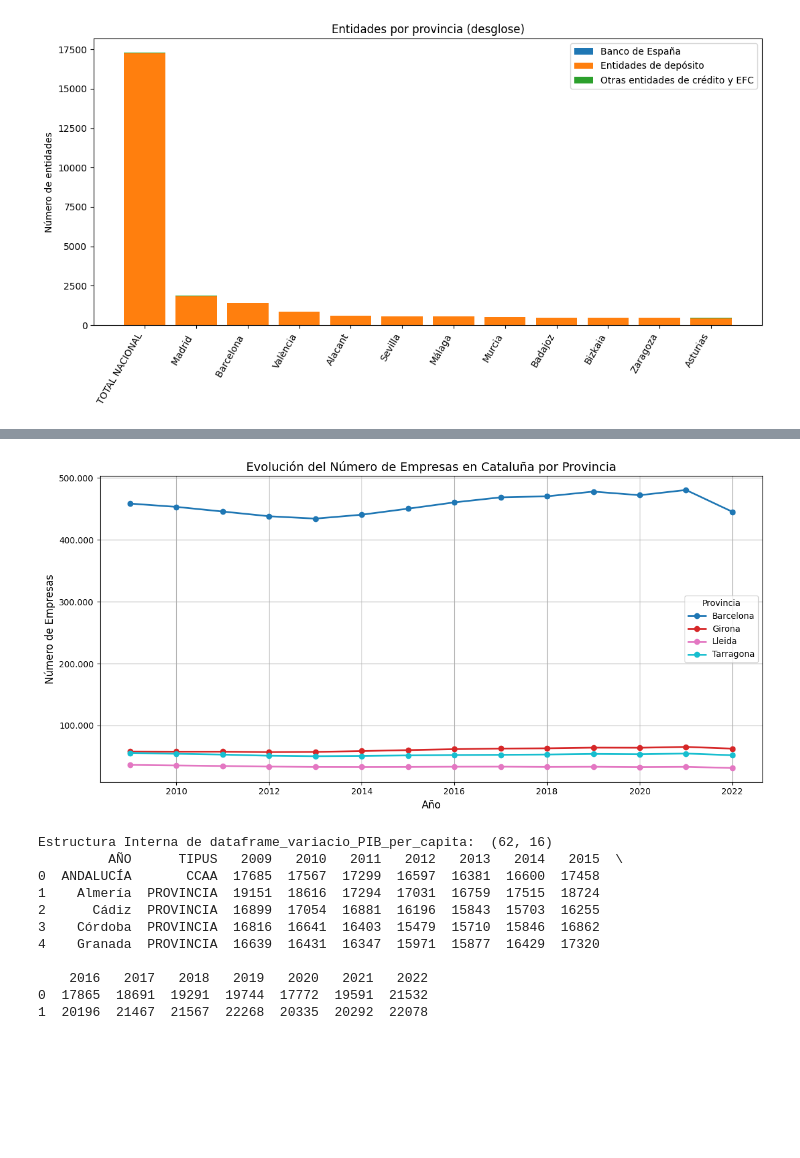
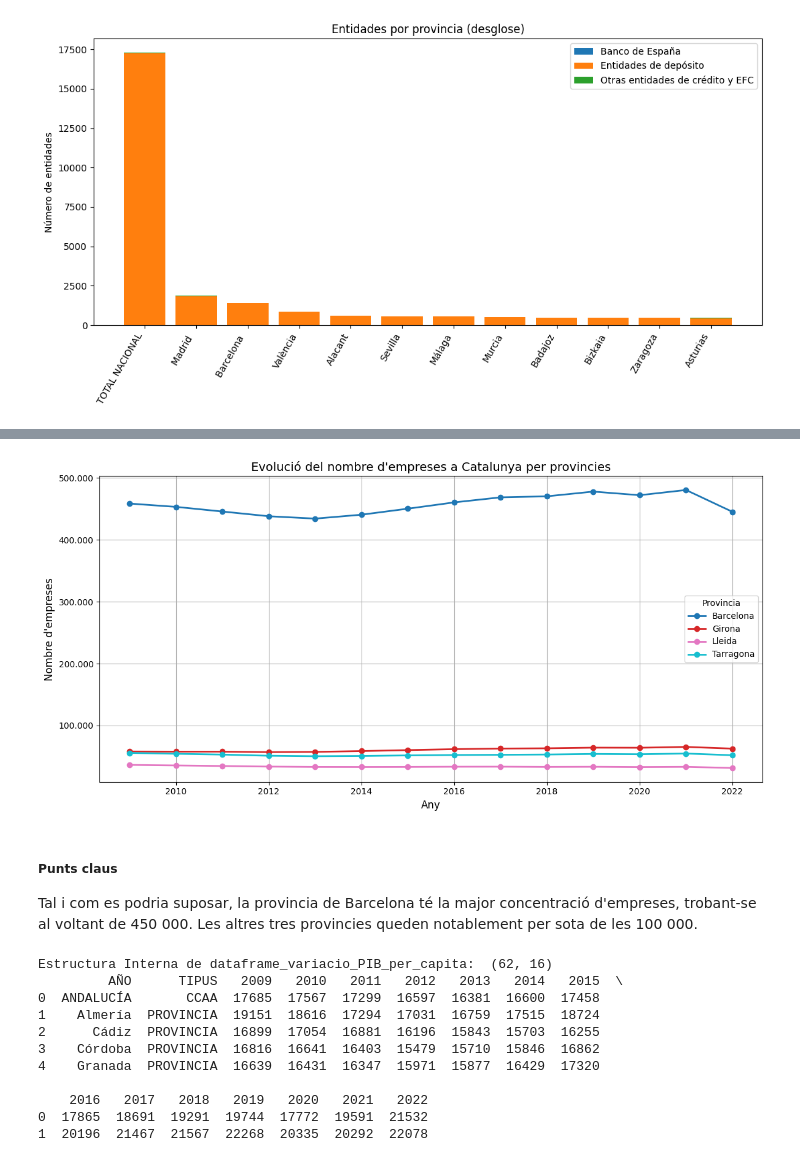
Before and after one commit to arnaumunozbarrera/Hackaton-UAB-2025, a Jupyter notebook: Informe Final.ipynb, the cells around one changed output, grey strips where cells are left out. Cells and saved outputs as stored; diff of their text form; code cells hidden in the pictures; blank space fills up the shorter version.

```diff
--- a/Informe Final.ipynb
+++ b/Informe Final.ipynb
@@ -215,36 +210,39 @@ Estructura Interna de dataframe_empresa_per_mida_and_provincia:  (72, 31)
 # %%
 df = dataframe_empresa_per_mida_and_provincia.copy()
 
 prov_col = 'Provincias' if 'Provincias' in df.columns else 'Provincia'
 
 provincias_catalunya = ['Barcelona', 'Girona', 'Lleida', 'Tarragona']
 df_cat = df[df[prov_col].isin(provincias_catalunya)]
 
 columnas_total = [col for col in df_cat.columns if ('Total' in col and col.split()[0].isdigit())]
 columnas_total = sorted(columnas_total, key=lambda c: int(c.split()[0]))
 años = [int(col.split()[0]) for col in columnas_total]
 
 plt.figure(figsize=(12, 6))
 
 colors = cm.get_cmap('tab10', len(provincias_catalunya))
 
 for i, prov in enumerate(provincias_catalunya):
     datos_prov = df_cat[df_cat[prov_col] == prov]
     valores = datos_prov[columnas_total].values.flatten().astype(float)
     plt.plot(años, valores, marker='o', linewidth=2, color=colors(i), label=prov)
 
-plt.xlabel('Año', fontsize=12)
-plt.ylabel('Número de Empresas', fontsize=12)
-plt.title('Evolución del Número de Empresas en Cataluña por Provincia', fontsize=14)
+plt.xlabel('Any', fontsize=12)
+plt.ylabel("Nombre d'empreses", fontsize=12)
+plt.title("Evolució del nombre d'empreses a Catalunya per provincies", fontsize=14)
 
 plt.gca().yaxis.set_major_formatter(FuncFormatter(lambda x, _: f'{int(x):,}'.replace(',', '.')))
 
 plt.legend(title='Provincia')
 plt.grid(True)
 plt.tight_layout()
 plt.show()
 # %% [output]
-[figure, old version]
+[figure, new version]
+# %% [markdown]
+##### Punts claus
+Tal i com es podria suposar, la provincia de Barcelona té la major concentració d'empreses, trobant-se al voltant de 450 000. Les altres tres provincies queden notablement per sota de les 100 000.
 # %%
 dataframe_variacio_PIB_per_capita = pd.read_excel('data/Variació PIB per capita.xlsx', sheet_name=0, header=0, engine='openpyxl')
 print("Estructura Interna de dataframe_variacio_PIB_per_capita: ", dataframe_variacio_PIB_per_capita.shape)
```
Also changed, not shown: parts of 7 cells of this notebook.
